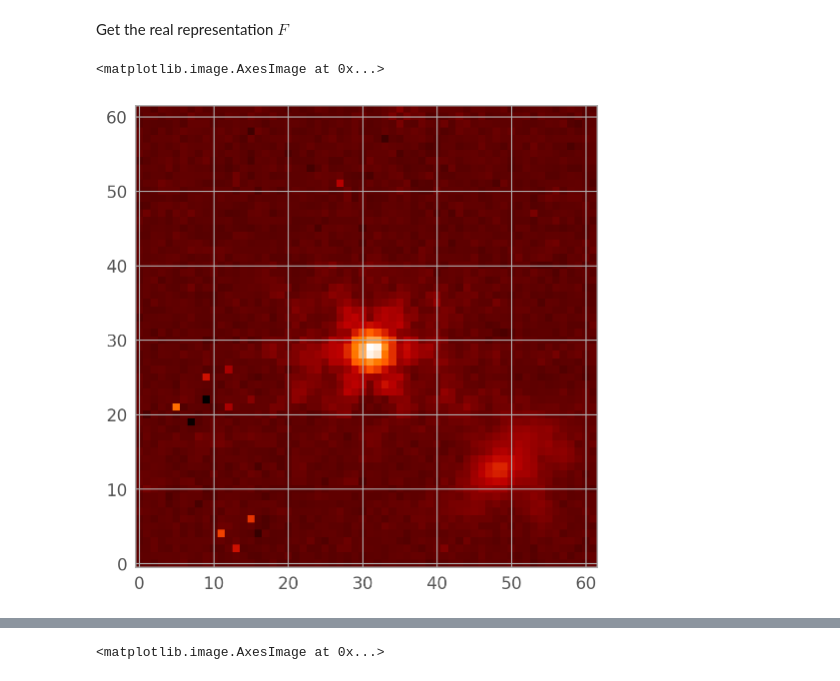
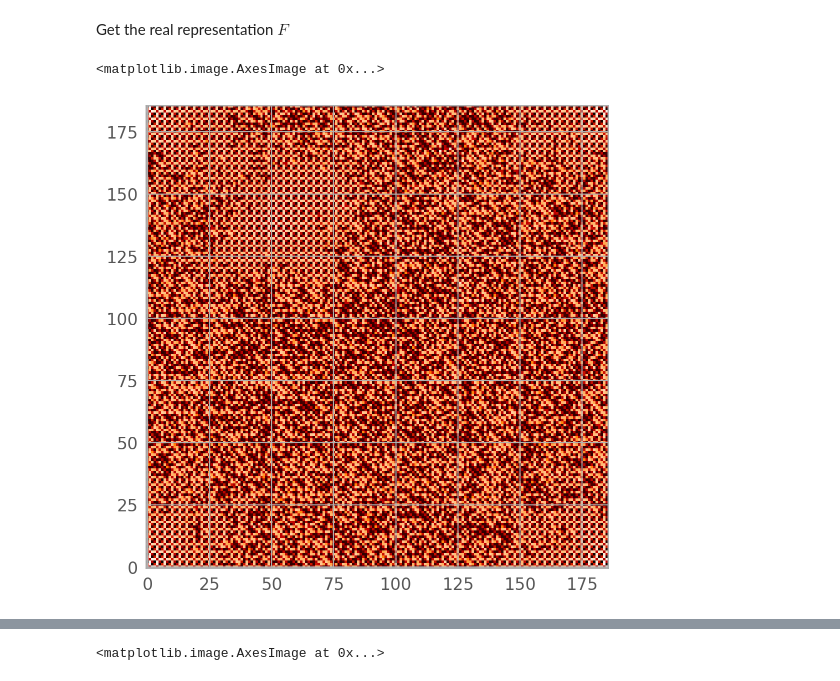
Before and after one commit to Chisen-Lupus/proper-dither, a Jupyter notebook: demo.ipynb, the cells around one changed output, grey strips where cells are left out. Saved outputs shown, nothing was run; the diff lists cells and outputs as text; code cells hidden in the pictures.

```diff
--- a/demo.ipynb
+++ b/demo.ipynb
@@ -397,9 +394,20 @@ for data in shifted_atlas:
     large_atlas.append(large_data)
 # %% [markdown]
 Construct the 3-D ($9\times ny \times nx$) detection matrix $\hat{\textbf D}$
-# %%
-D_hat = []
-for large_data in large_atlas:
-    large_data_hat = fft.fft2(large_data)
-    D_hat.append(large_data_hat)
-D_hat = np.array(D_hat, dtype=large_data_hat.dtype)
+# %%
+# centroids_large = (centroids*factor).astype(np.int64)
+centroids_large = (centroids).astype(np.int64)*factor + np.array(np.meshgrid([0, 1, 2], [0, 1, 2])).reshape(2, 9).T
+
+D_hat = []
+for i in range(9):
+    large_data = large_atlas[i]
+    large_data_hat = fft.fft2(large_data)
+    # dx = centroids[i, 0]
+    # dy = centroids[i, 1]
+    # dx = int(dx)
+    # dy = int(dy)
+    dx = -centroids_large[i, 0]
+    dy = -centroids_large[i, 1]
+    large_data_hat_shifted = large_data_hat*np.exp(-2*np.pi*1j*(X*dx+Y*dy))
+    D_hat.append(large_data_hat_shifted)
+D_hat = np.array(D_hat, dtype=large_data_hat.dtype)
@@ -405,0 +421,11 @@ D_hat = np.array(D_hat, dtype=large_data_hat.dtype)
+# %%
+# centroids_naive = np.array(np.meshgrid([0, 1, 2], [0, 1, 2])).reshape(2, 9).T
+
+drizzled = np.zeros((nx, ny))
+for i in range(9):
+    large_data = large_atlas[i]
+    dx = -centroids_large[i, 0]
+    dy = -centroids_large[i, 1]
+    drizzled += np.roll(np.roll(large_data, dx, axis=1), dy, axis=0)
+drizzled = np.roll(np.roll(drizzled, nx//2, axis=1), ny//2, axis=0)
+plt.imshow(np.arcsinh(drizzled))
@@ -421,8 +462,8 @@ $$
 Phi_hat = np.zeros((9, 9), dtype=D_hat.dtype)
 for i in range(9):
     for j in range(9):
-        dx = centroids[i, 0]
-        dy = centroids[i, 1]
+        dx = centroids_large[i, 0]
+        dy = centroids_large[i, 1]
         mx = j//3
         my = j%3
         Phi_hat[i, j] = np.exp(-2*np.pi*1j*(mx*dx+my*dy))
@@ -445,13 +486,13 @@ Get the real representation $F$
 # %%
 F = fft.ifft2(F_hat[0]).real
 
 # plt.imshow(stretch(F[::3, ::3]))
-# plt.imshow(np.arcsinh(F))
+plt.imshow(np.arcsinh(F))
 
-plt.imshow(np.arcsinh(F[::3, ::3]))
+# plt.imshow(np.arcsinh(F[::3, ::3]))
 # %% [output]
 <matplotlib.image.AxesImage at 0x...>
-[figure, old version]
+[figure, new version]
 # %%
 
 plt.imshow(np.arcsinh(F))
```
Also changed, not shown: parts of 13 cells of this notebook.
